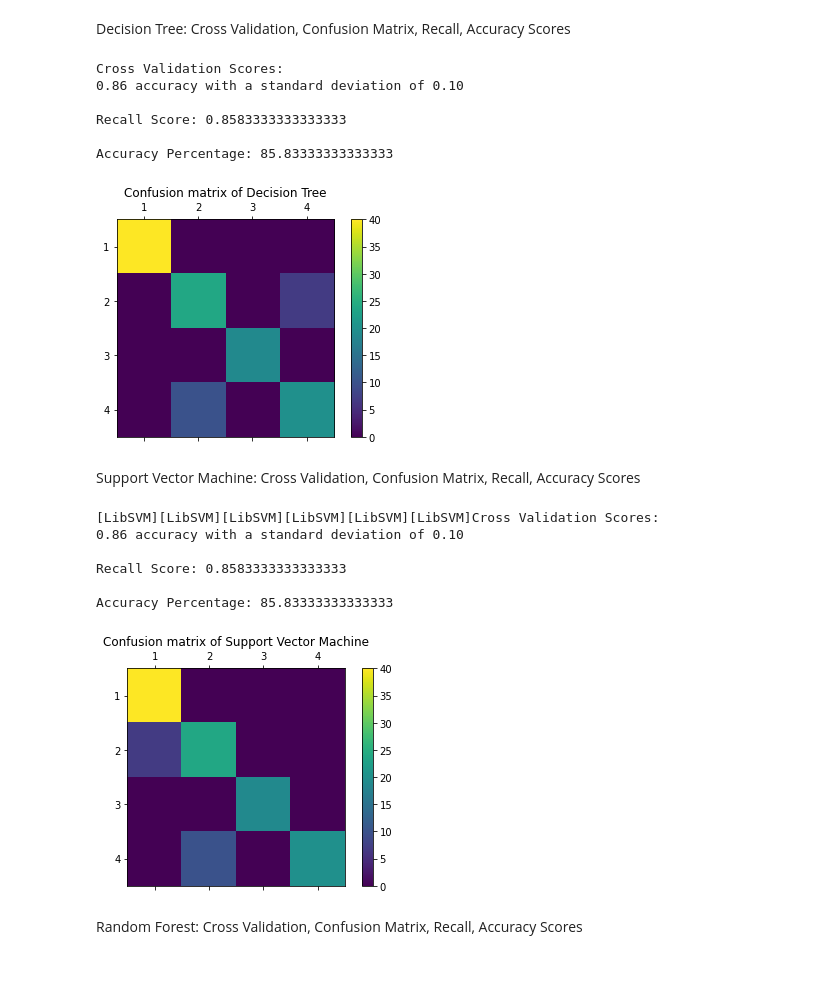
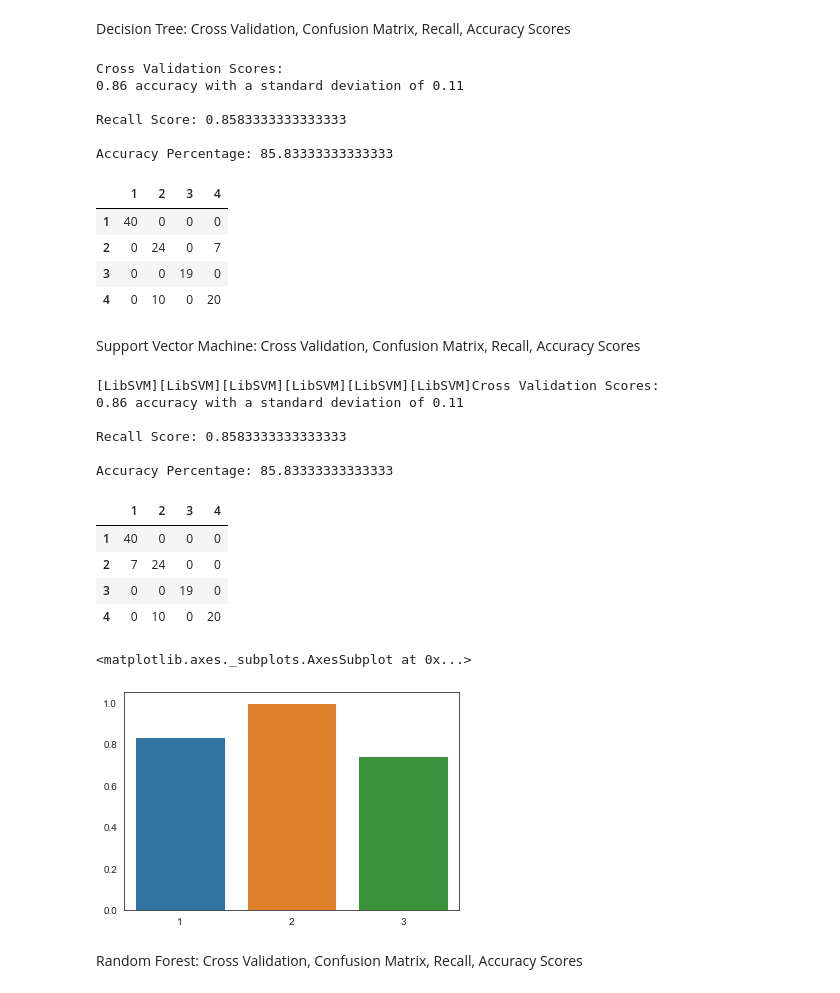
Before and after one commit to harshalshah162/UCR_Codes, a Jupyter notebook: MidtermProjectFinal_pd.ipynb, the cells around one changed output. Cells and saved outputs as stored; diff of their text form; code cells hidden in the pictures.

```diff
--- a/MidtermProjectFinal_pd.ipynb
+++ b/MidtermProjectFinal_pd.ipynb
@@ -321,6 +365,7 @@ Accuracy Percentage: 80.83333333333333
 # %% [markdown]
 Decision Tree: Cross Validation, Confusion Matrix, Recall, Accuracy Scores
 # %%
+pd.DataFrame(data = cm_knn,index=range(1,5), columns=range(1,5))
 classifier_dt.fit(X_train, y_train)
 scores_dt = cross_val_score(classifier_dt, X, y, cv=3)
 y_pred_dt = cross_val_predict(classifier_dt, X, y, cv=3)
@@ -337,28 +382,33 @@ print(recall_dt)
 print(" ")
 print("Accuracy Percentage:", end = ' ')
 print(accuracy_score(y, y_pred_dt)*100)
-
-fig = plt.figure()
-ax = fig.add_subplot(111)
-cax = ax.matshow(cm_dt)
-plt.title('Confusion matrix of Decision Tree')
-fig.colorbar(cax)
-ax.set_xticklabels([''] + labels)
-ax.set_yticklabels([''] + labels)
-plt.show()
+pd.DataFrame(data = cm_dt,index=range(1,5), columns=range(1,5))
+# fig = plt.figure()
+# ax = fig.add_subplot(111)
+# cax = ax.matshow(cm_dt)
+# plt.title('Confusion matrix of Decision Tree')
+# fig.colorbar(cax)
+# ax.set_xticklabels([''] + labels)
+# ax.set_yticklabels([''] + labels)
+# plt.show()
 # %% [output]
 Cross Validation Scores:
-0.86 accuracy with a standard deviation of 0.10
+0.86 accuracy with a standard deviation of 0.11
 
 Recall Score: 0.8583333333333333
 
 Accuracy Percentage: 85.83333333333333
-[figure, removed]
+|  | 1 | 2 | 3 | 4 |
+| 1 | 40 | 0 | 0 | 0 |
+| 2 | 0 | 24 | 0 | 7 |
+| 3 | 0 | 0 | 19 | 0 |
+| 4 | 0 | 10 | 0 | 20 |
 # %% [markdown]
 Support Vector Machine: Cross Validation, Confusion Matrix, Recall, Accuracy Scores
 # %%
-scores_svc = cross_val_score(classifier_svc, X, y, cv=3)
-y_pred_svc = cross_val_predict(classifier_svc, X, y, cv=3)
+num_of_cross_val = 3
+scores_svc = cross_val_score(classifier_svc, X, y, cv=num_of_cross_val)
+y_pred_svc = cross_val_predict(classifier_svc, X, y, cv=num_of_cross_val)
 cm_svc = confusion_matrix(y, y_pred_svc)
 recall_svc = recall_score(y, y_pred_dt, average = 'micro')
 print("Cross Validation Scores:")
@@ -372,23 +422,32 @@ print(recall_svc)
 print(" ")
 print("Accuracy Percentage:", end = ' ')
 print(accuracy_score(y, y_pred_svc)*100)
-
-fig = plt.figure()
-ax = fig.add_subplot(111)
-cax = ax.matshow(cm_svc)
-plt.title('Confusion matrix of Support Vector Machine')
-fig.colorbar(cax)
-ax.set_xticklabels([''] + labels)
-ax.set_yticklabels([''] + labels)
-plt.show()
+pd.DataFrame(data = cm_svc,index=range(1,5), columns=range(1,5))
+# fig = plt.figure()
+# ax = fig.add_subplot(111)
+# cax = ax.matshow(cm_svc)
+# plt.title('Confusion matrix of Support Vector Machine')
+# fig.colorbar(cax)
+# ax.set_xticklabels([''] + labels)
+# ax.set_yticklabels([''] + labels)
+# plt.show()
 # %% [output]
 [LibSVM][LibSVM][LibSVM][LibSVM][LibSVM][LibSVM]Cross Validation Scores:
-0.86 accuracy with a standard deviation of 0.10
+0.86 accuracy with a standard deviation of 0.11
 
 Recall Score: 0.8583333333333333
 
 Accuracy Percentage: 85.83333333333333
-[figure, removed]
+|  | 1 | 2 | 3 | 4 |
+| 1 | 40 | 0 | 0 | 0 |
+| 2 | 7 | 24 | 0 | 0 |
+| 3 | 0 | 0 | 19 | 0 |
+| 4 | 0 | 10 | 0 | 20 |
+# %%
+sns.barplot(x = list(range(1,num_of_cross_val + 1)),y=scores_svc)
+# %% [output]
+<matplotlib.axes._subplots.AxesSubplot at 0x...>
+[figure, added]
 # %% [markdown]
 Random Forest: Cross Validation, Confusion Matrix, Recall, Accuracy Scores
 # %%
```
Also changed, not shown: parts of 26 cells of this notebook.
